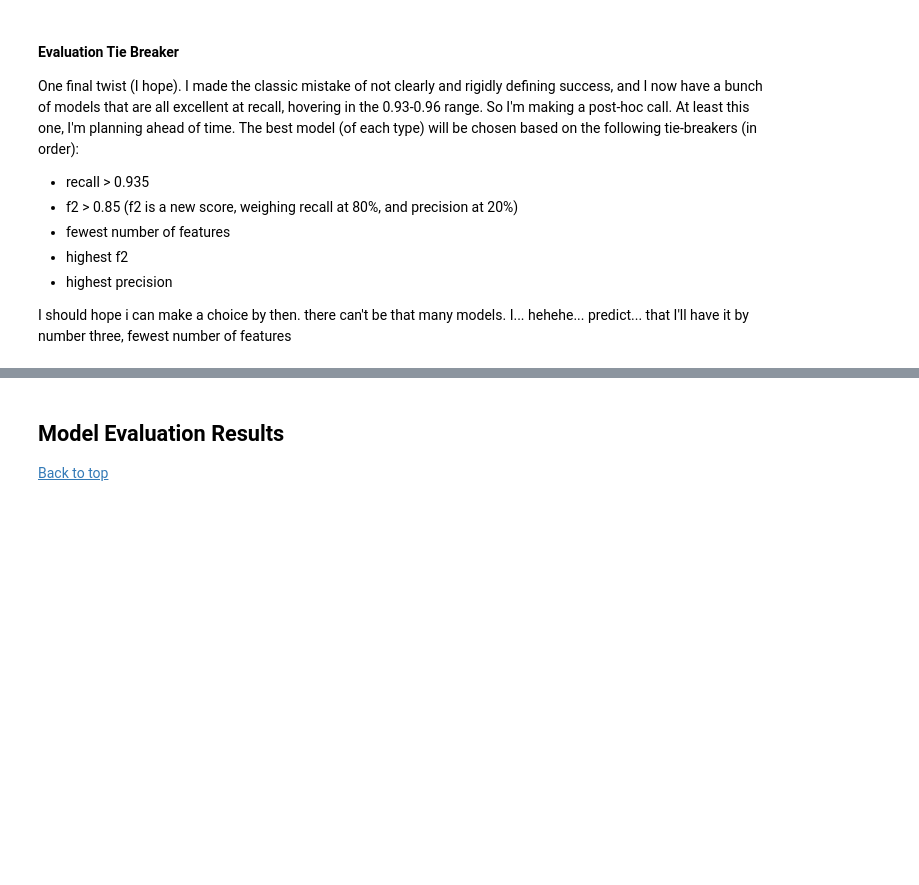
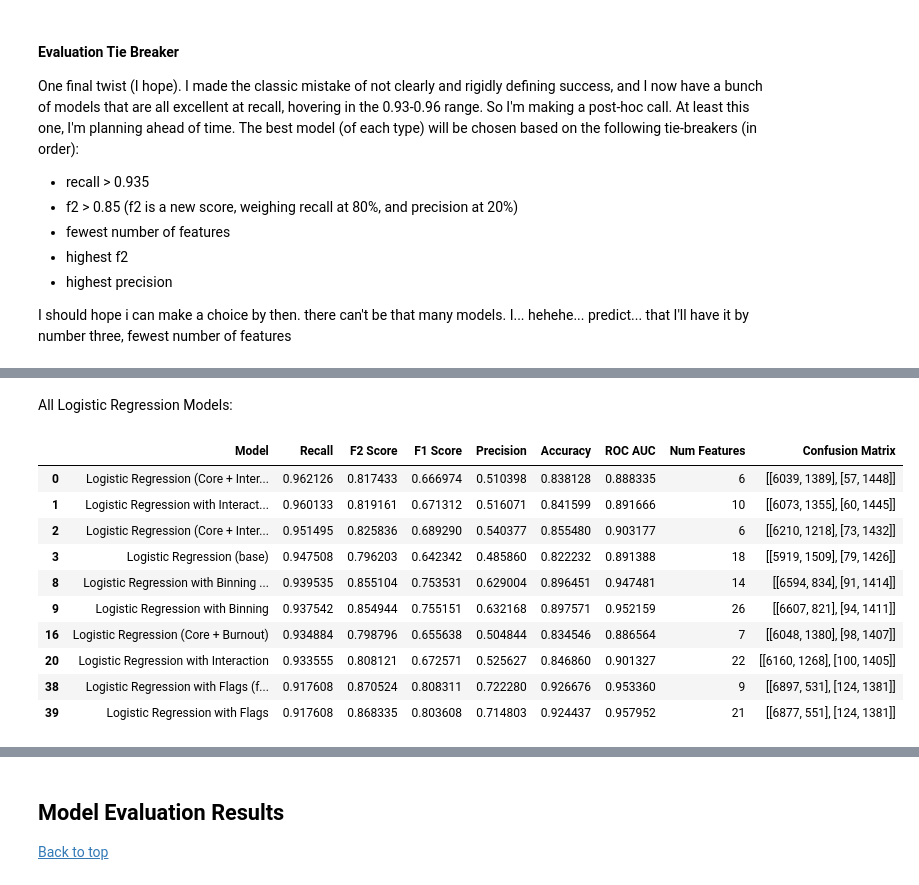
Before and after one commit to johbry17/Salifort-Employee-Churn-ml, a Jupyter notebook: notebooks/models.ipynb, the cells around one changed output, grey strips where cells are left out. Saved outputs shown, nothing was run; the diff lists cells and outputs as text; code cells hidden in the pictures; blank space fills up the shorter version.

```diff
--- a/notebooks/models.ipynb
+++ b/notebooks/models.ipynb
@@ -1249,0 +1054,35 @@ plot_confusion_grid_from_results(results_lr_fe_df)
+# %% [markdown]
+All Logistic Regression Models:
+# %%
+# display model evaluation results for all logistic regression models
+df_lr = df_results[df_results["Model"].str.contains("Logistic Regression")]
+if df_lr.empty:
+    print("No logistic regression models found in results.")
+
+# print("Logistic Regression Model Evaluation Results:")
+df_lr = df_lr[
+    [
+        "Model",
+        "Recall",
+        "F2 Score",
+        "F1 Score",
+        "Precision",
+        "Accuracy",
+        "ROC AUC",
+        "Num Features",
+        "Confusion Matrix",
+    ]
+]
+df_lr
+# %% [output]
+|  | Model | Recall | F2 Score | F1 Score | Precision | Accuracy | ROC AUC | Num Features | Confusion Matrix |
+| 0 | Logistic Regression (Core + Inter... | 0.962126 | 0.817433 | 0.666974 | 0.510398 | 0.838128 | 0.888335 | 6 | [[6039, 1389], [57, 1448]] |
+| 1 | Logistic Regression with Interact... | 0.960133 | 0.819161 | 0.671312 | 0.516071 | 0.841599 | 0.891666 | 10 | [[6073, 1355], [60, 1445]] |
+| 2 | Logistic Regression (Core + Inter... | 0.951495 | 0.825836 | 0.689290 | 0.540377 | 0.855480 | 0.903177 | 6 | [[6210, 1218], [73, 1432]] |
+| 3 | Logistic Regression (base) | 0.947508 | 0.796203 | 0.642342 | 0.485860 | 0.822232 | 0.891388 | 18 | [[5919, 1509], [79, 1426]] |
+| 8 | Logistic Regression with Binning ... | 0.939535 | 0.855104 | 0.753531 | 0.629004 | 0.896451 | 0.947481 | 14 | [[6594, 834], [91, 1414]] |
+| 9 | Logistic Regression with Binning | 0.937542 | 0.854944 | 0.755151 | 0.632168 | 0.897571 | 0.952159 | 26 | [[6607, 821], [94, 1411]] |
+| 16 | Logistic Regression (Core + Burnout) | 0.934884 | 0.798796 | 0.655638 | 0.504844 | 0.834546 | 0.886564 | 7 | [[6048, 1380], [98, 1407]] |
+| 20 | Logistic Regression with Interaction | 0.933555 | 0.808121 | 0.672571 | 0.525627 | 0.846860 | 0.901327 | 22 | [[6160, 1268], [100, 1405]] |
+| 38 | Logistic Regression with Flags (f... | 0.917608 | 0.870524 | 0.808311 | 0.722280 | 0.926676 | 0.953360 | 9 | [[6897, 531], [124, 1381]] |
+| 39 | Logistic Regression with Flags | 0.917608 | 0.868335 | 0.803608 | 0.714803 | 0.924437 | 0.957952 | 21 | [[6877, 551], [124, 1381]] |
```
Also changed, not shown: parts of 157 cells of this notebook, 3 other files.
